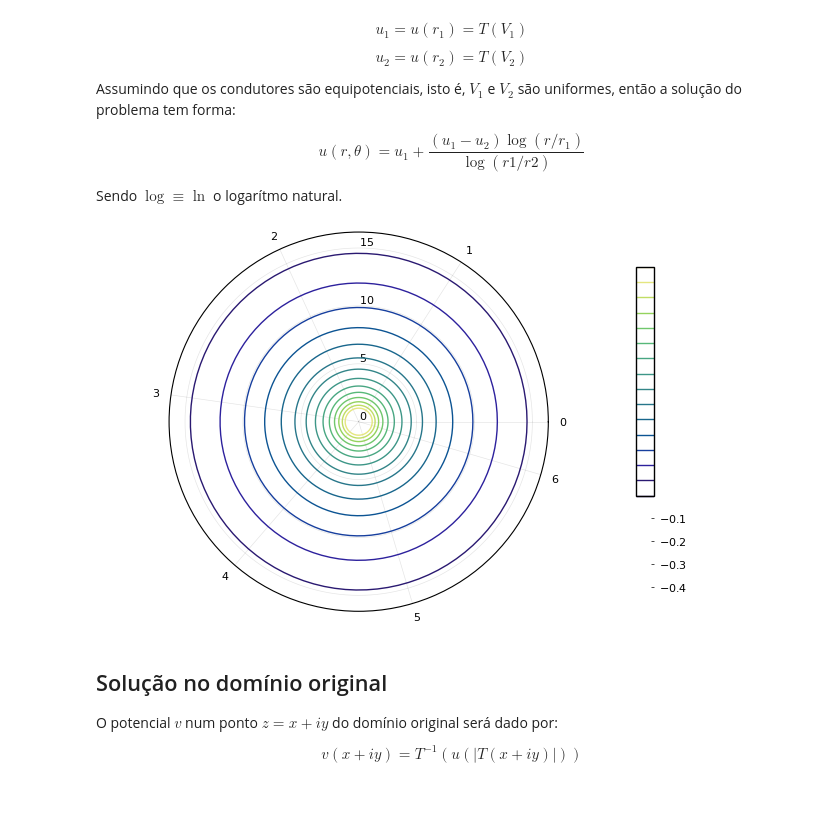
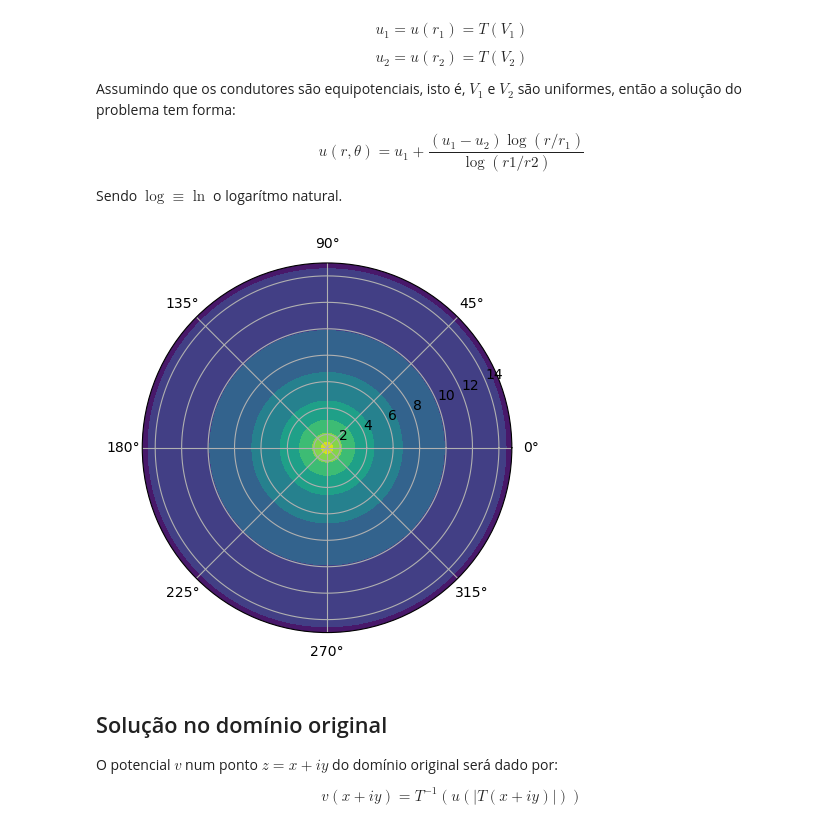
Before and after one commit to pedrohnv/pedrohnv.github.io, a Jupyter notebook: notebooks/potencial_map_conf.ipynb, the cells around one changed output. Cells and saved outputs as stored; diff of their text form; code cells hidden in the pictures; blank space fills up the shorter version.

Commit message:
usar gr() pois pyplot() deixou legendas esquisitas

```diff
--- a/notebooks/potencial_map_conf.ipynb
+++ b/notebooks/potencial_map_conf.ipynb
@@ -225,12 +223,22 @@ Sendo $\log \equiv \ln$ o logarítmo natural.
 # %%
 r = range(r1, r2, length=n);
 θ = range(0, 2π, length=n);
 u = pot.(r);
 U = repeat(u, 1, n);
-
-contour(θ, r, U, fill=false, proj=:polar, color=:haline)
+if true  # usar PyPlot?
+    fig = PyPlot.figure(1)
+    ax = PyPlot.gca(polar="true")
+    ax.set_aspect(1)
+    ax.contourf(θ, r, U, color=:haline)
+    fig.canvas.draw()
+else
+    pyplot()  # GR não consegue lidar com projeção polar
+    fig = contourf(θ, r, U, fill=false, proj=:polar, color=:haline)
+    gr()  # voltar por GR
+    fig
+end
 # %% [output]
-[figure, old version]
+[figure, new version]
 # %% [markdown]
 ## Solução no domínio original
 
```
Also changed, not shown: parts of 5 cells of this notebook.
